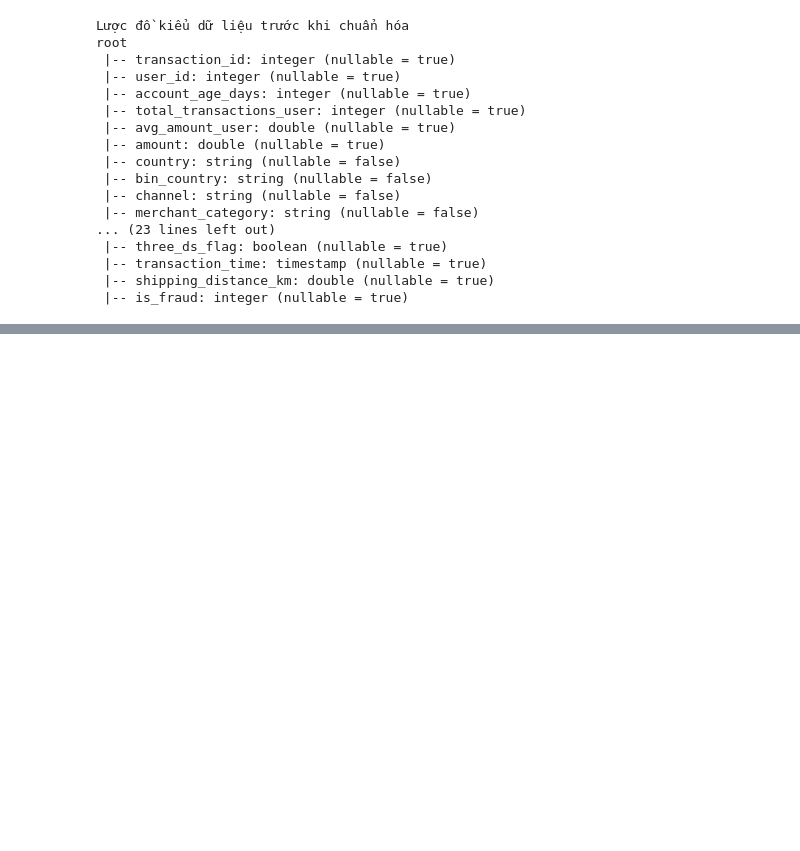
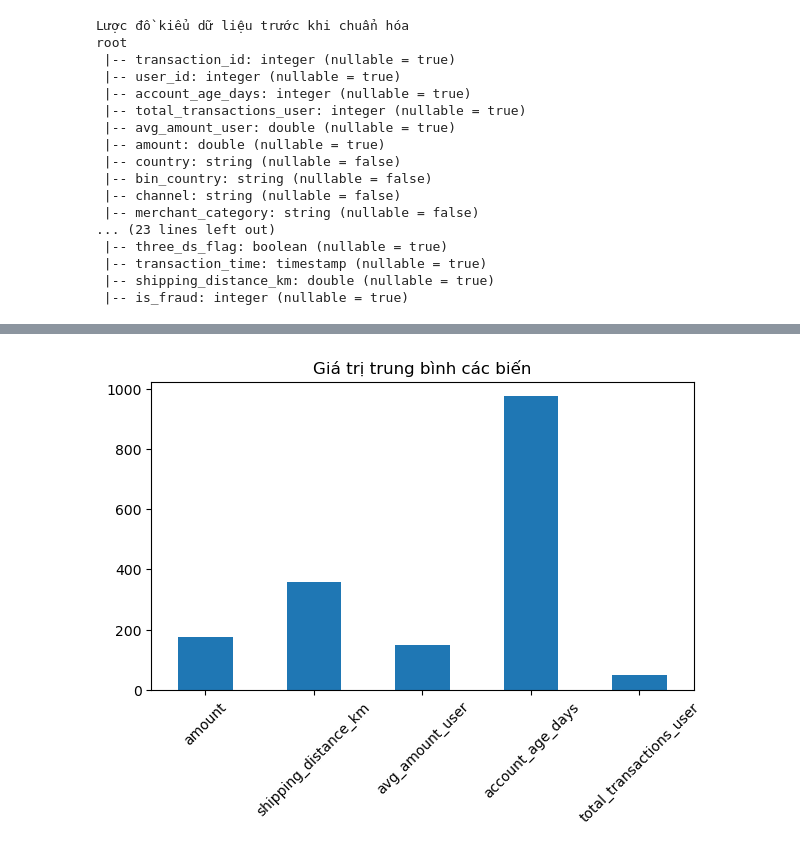
Before and after one commit to Leonn2285/E-Commerce-Fraud-Detection, a Jupyter notebook: ecommerce-fraud-detection/transaction.ipynb, the cells around one changed output, grey strips where cells are left out. Saved outputs shown, nothing was run; the diff lists cells and outputs as text; code cells hidden in the pictures; blank space fills up the shorter version.

```diff
--- a/ecommerce-fraud-detection/transaction.ipynb
+++ b/ecommerce-fraud-detection/transaction.ipynb
@@ -148,0 +212,8 @@ root
+# %%
+plt.figure(figsize=(7,4))
+pdf.mean().plot(kind="bar")
+plt.title("Giá trị trung bình các biến")
+plt.xticks(rotation=45)
+plt.show()
+# %% [output]
+[figure, added]
```
Also changed, not shown: parts of 11 cells of this notebook, 1 other file.
